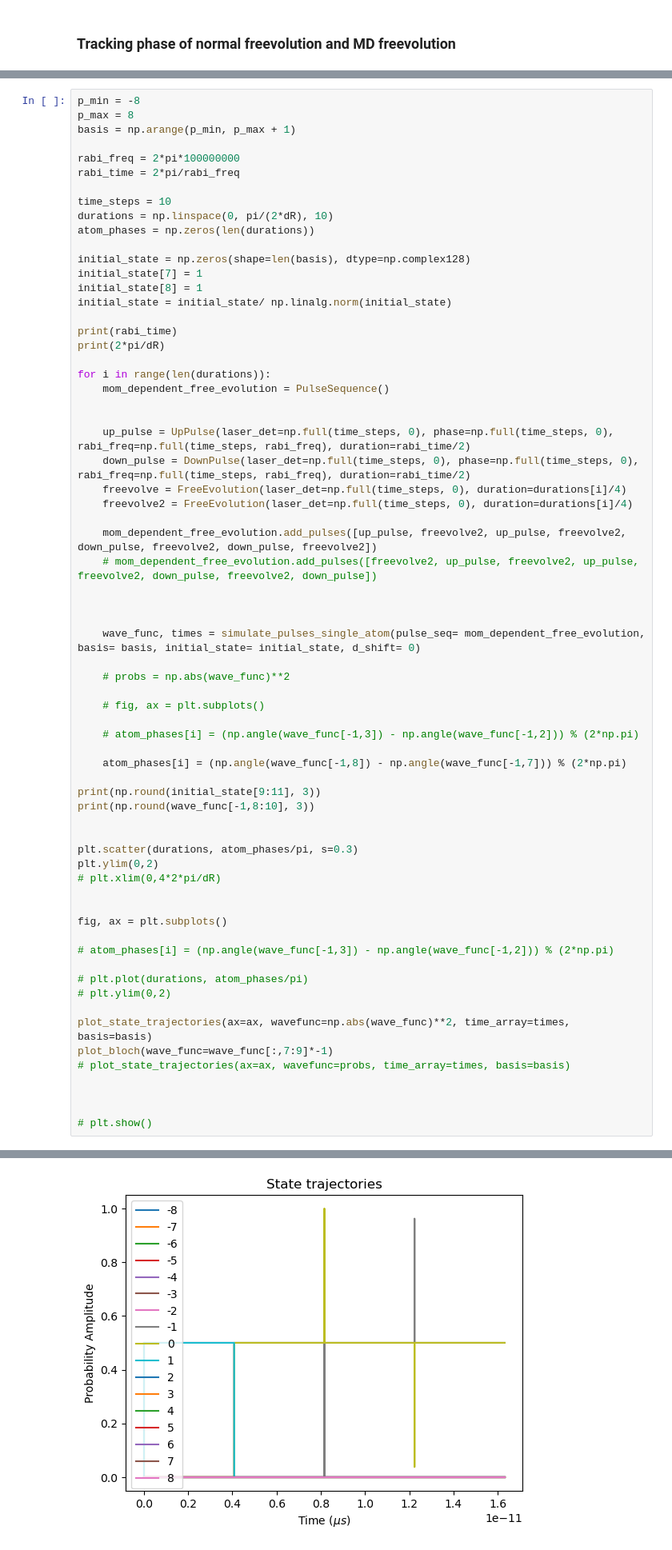
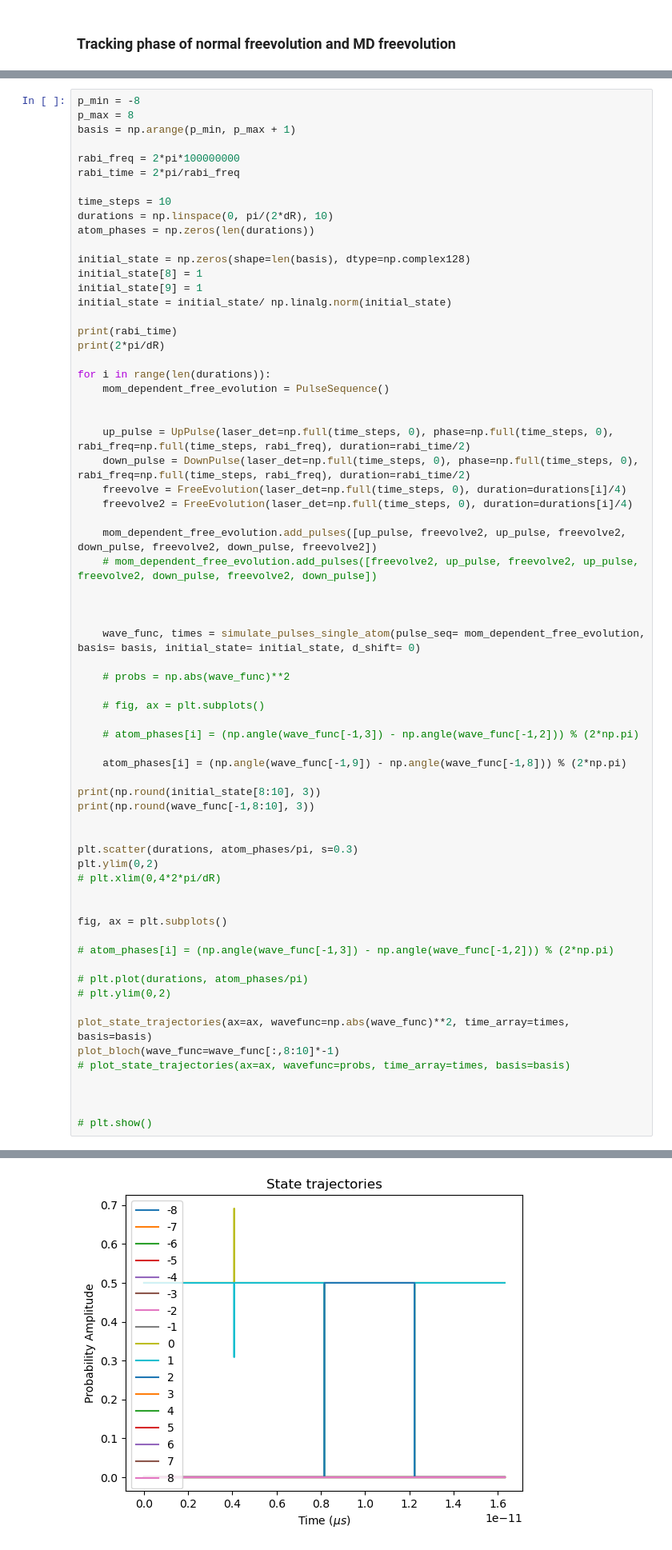
Before and after one commit to tr2g20/simulations, a Jupyter notebook: MDFE_testing.ipynb, the cells around one changed output, grey strips where cells are left out. Shown at 80% size. Saved outputs shown, nothing was run; the diff lists cells and outputs as text.

```diff
--- a/MDFE_testing.ipynb
+++ b/MDFE_testing.ipynb
@@ -75,8 +75,8 @@ durations = np.linspace(0, pi/(2*dR), 10)
 atom_phases = np.zeros(len(durations))
 
 initial_state = np.zeros(shape=len(basis), dtype=np.complex128)
-initial_state[7] = 1
 initial_state[8] = 1
+initial_state[9] = 1
 initial_state = initial_state/ np.linalg.norm(initial_state)
 
 print(rabi_time)
@@ -104,9 +104,9 @@ for i in range(len(durations)):
 
     # atom_phases[i] = (np.angle(wave_func[-1,3]) - np.angle(wave_func[-1,2])) % (2*np.pi)
 
-    atom_phases[i] = (np.angle(wave_func[-1,8]) - np.angle(wave_func[-1,7])) % (2*np.pi)
+    atom_phases[i] = (np.angle(wave_func[-1,9]) - np.angle(wave_func[-1,8])) % (2*np.pi)
 
-print(np.round(initial_state[9:11], 3))
+print(np.round(initial_state[8:10], 3))
 print(np.round(wave_func[-1,8:10], 3))
 
 
@@ -123,7 +123,7 @@ fig, ax = plt.subplots()
 # plt.ylim(0,2)
 
 plot_state_trajectories(ax=ax, wavefunc=np.abs(wave_func)**2, time_array=times, basis=basis)
-plot_bloch(wave_func=wave_func[:,7:9]*-1)
+plot_bloch(wave_func=wave_func[:,8:10]*-1)
 # plot_state_trajectories(ax=ax, wavefunc=probs, time_array=times, basis=basis)
 
 
@@ -139,4 +139,4 @@ plot_bloch(wave_func=wave_func[:,7:9]*-1)
-[figure, old version]
+[figure, new version]
 # %% [markdown]
 ### State trajectories of MDFE
 # %%
```
Also changed, not shown: parts of 1 cell of this notebook, 8 other files.
